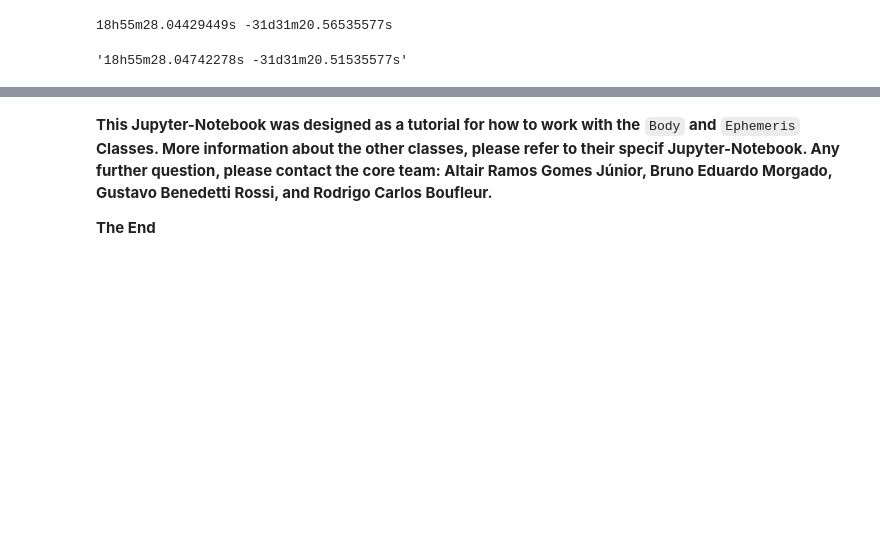
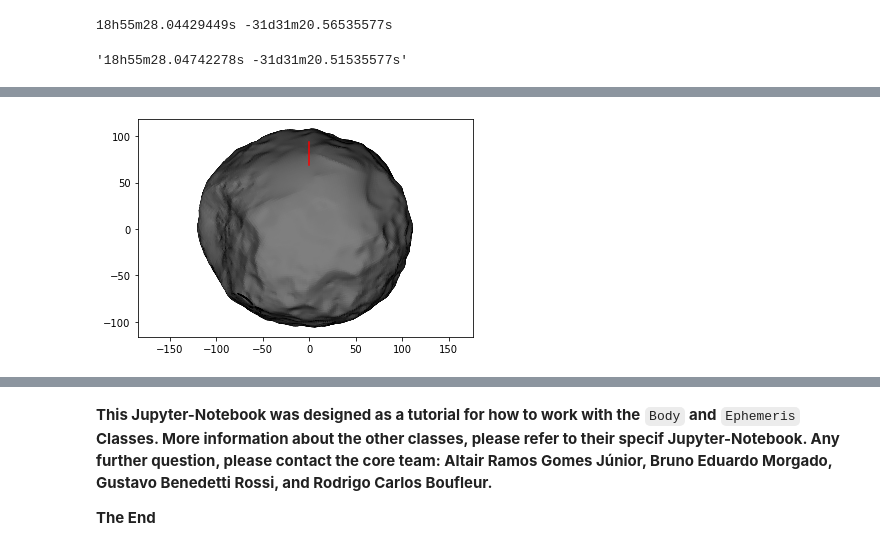
Before and after one commit to riogroup/SORA, a Jupyter notebook: docs/guidelines/body.ipynb, the cells around one changed output, grey strips where cells are left out. Cells and saved outputs as stored; diff of their text form; code cells hidden in the pictures; blank space fills up the shorter version.

```diff
--- a/docs/guidelines/body.ipynb
+++ b/docs/guidelines/body.ipynb
@@ -701,0 +798,4 @@ eph.get_position(time='2017-06-22 00:00:00').to_string('hmsdms')
+# %%
+phoebe.shape.plot(sub_observer="30.0 +50.0")
+# %% [output]
+[figure, added]
```
Also changed, not shown: parts of 43 cells of this notebook.
